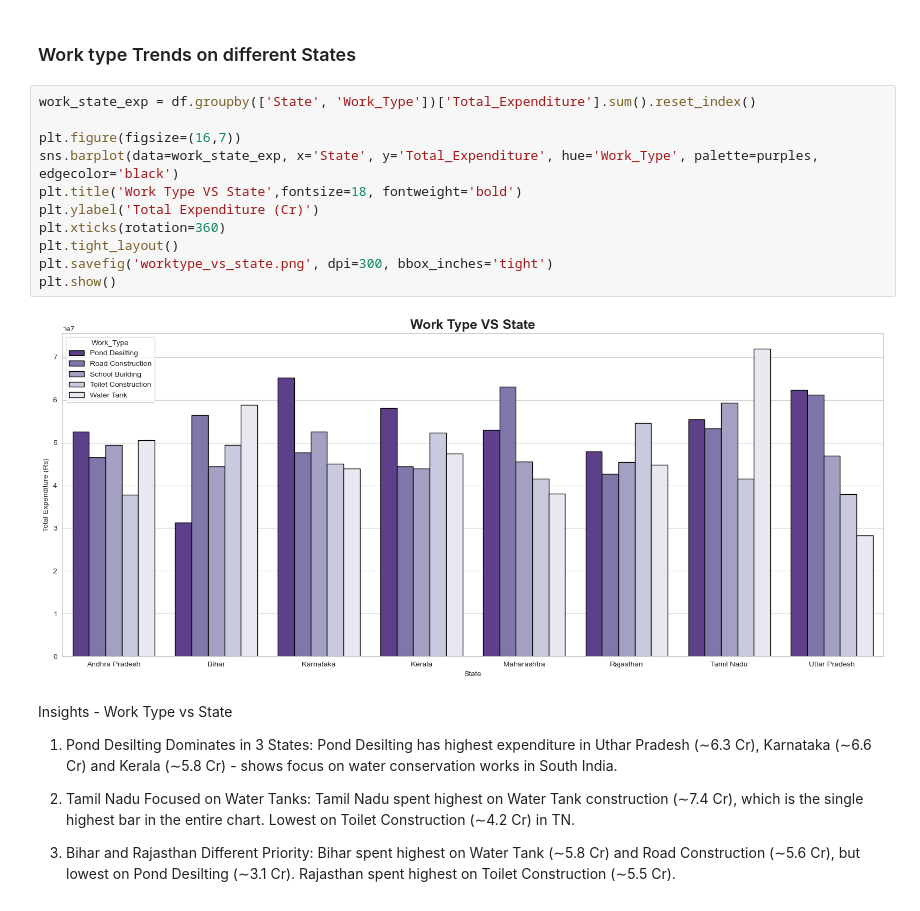
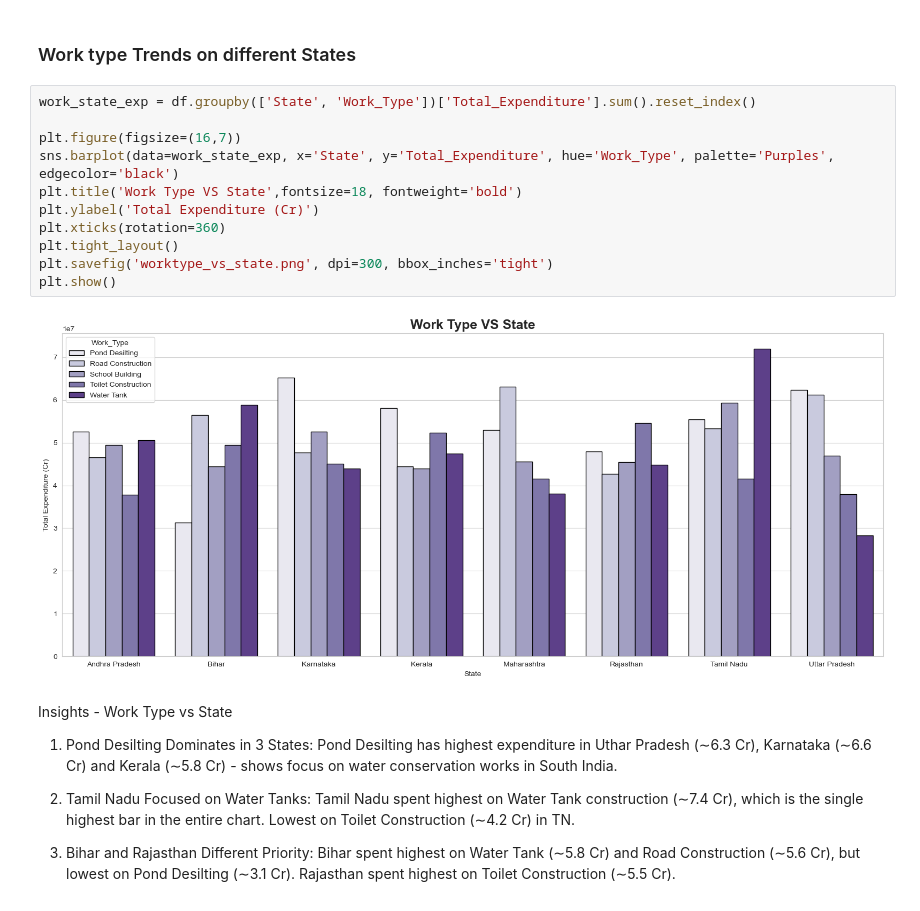
Before and after one commit to neethuravindran7/Social-Audit-Dataset-Analysis-using-Python, a Jupyter notebook: SocialAudit.ipynb, the cells around one changed output. Saved outputs shown, nothing was run; the diff lists cells and outputs as text.

```diff
--- a/SocialAudit.ipynb
+++ b/SocialAudit.ipynb
@@ -910,16 +912,16 @@ Uttar Pradesh shows an irregular trend - stable in 2021-23 (∼6.2 Cr), lowest i
 # %%
 work_state_exp = df.groupby(['State', 'Work_Type'])['Total_Expenditure'].sum().reset_index()
 
 plt.figure(figsize=(16,7))
-sns.barplot(data=work_state_exp, x='State', y='Total_Expenditure', hue='Work_Type', palette=purples, edgecolor='black')
+sns.barplot(data=work_state_exp, x='State', y='Total_Expenditure', hue='Work_Type', palette='Purples', edgecolor='black')
 plt.title('Work Type VS State',fontsize=18, fontweight='bold')
 plt.ylabel('Total Expenditure (Cr)')
 plt.xticks(rotation=360)
 plt.tight_layout()
 plt.savefig('worktype_vs_state.png', dpi=300, bbox_inches='tight')
 plt.show()
 # %% [output]
-[figure, old version]
+[figure, new version]
 # %% [markdown]
  Insights - Work Type vs State
 
```
Also changed, not shown: parts of 16 cells of this notebook.
